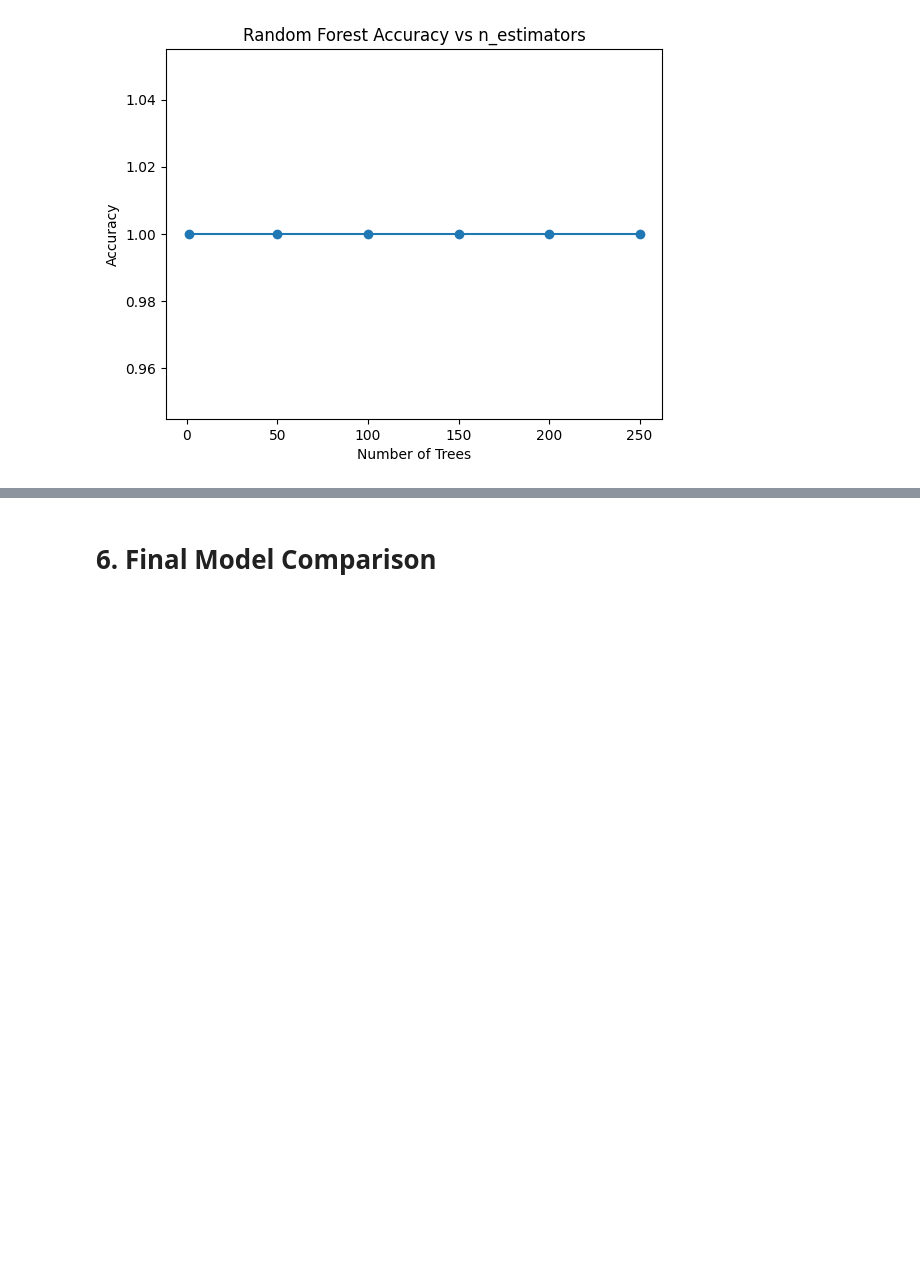
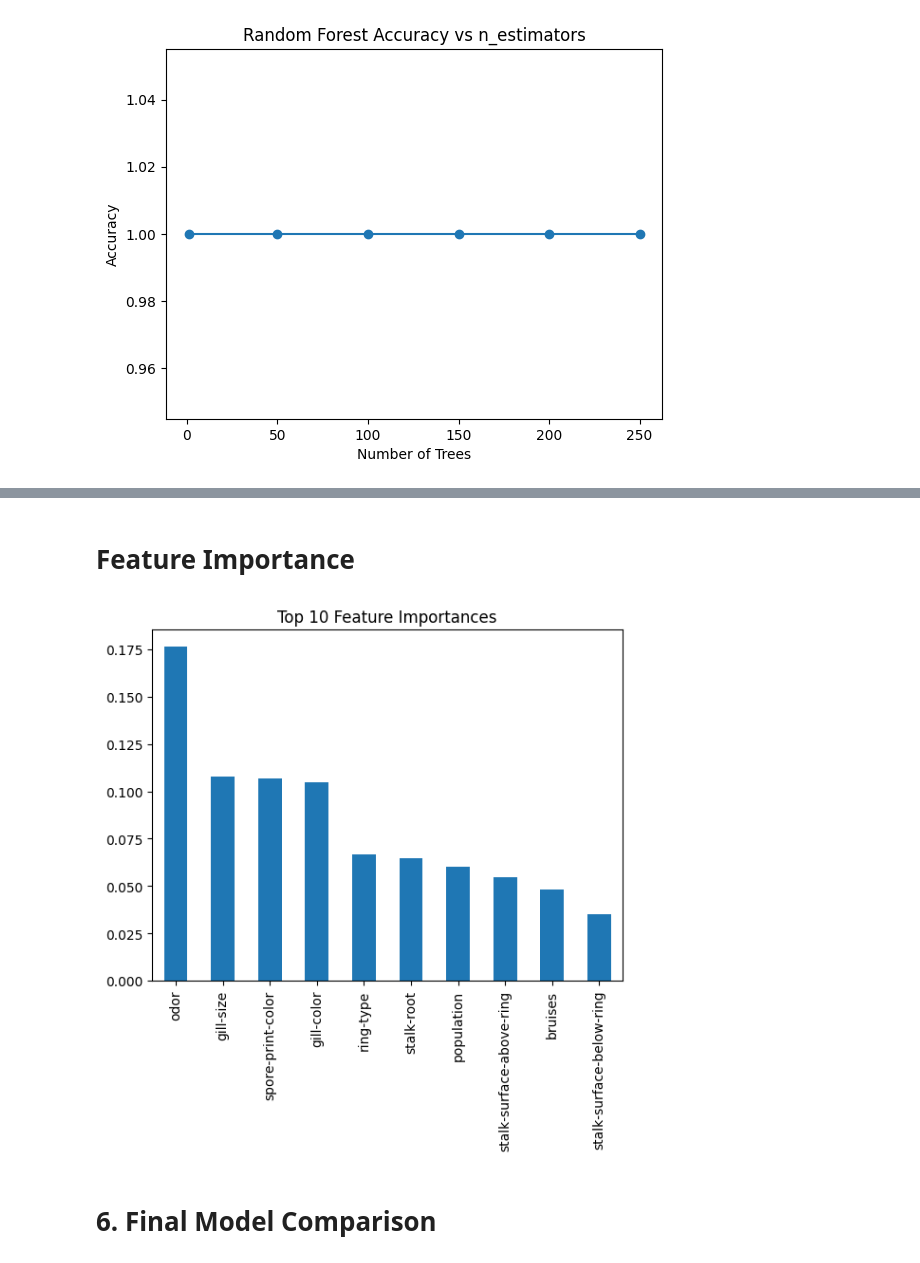
Before and after one commit to saifewu/2026.1.CSE475, a Jupyter notebook: Lab Works/lab-1-mushroom-eda.ipynb, the cells around one changed output, grey strips where cells are left out. Drawn from its saved outputs; the diff is of its cells as text; code cells hidden in the pictures; blank space fills up the shorter version.

Commit message:
Added Confusion Matrix, Feature Importance

```diff
--- a/Lab Works/lab-1-mushroom-eda.ipynb
+++ b/Lab Works/lab-1-mushroom-eda.ipynb
@@ -153,3 +177,18 @@ plt.show()
+# %% [markdown]
+# Feature Importance
+# %%
+import pandas as pd
+import matplotlib.pyplot as plt
+
+rf_best = RandomForestClassifier(n_estimators=100, random_state=42)
+rf_best.fit(X_train, y_train)
+
+importances = pd.Series(rf_best.feature_importances_, index=X.columns)
+importances.sort_values(ascending=False).head(10).plot(kind='bar')
+plt.title("Top 10 Feature Importances")
+plt.show()
+# %% [output]
+[figure, added]
 # %% [markdown]
 # 6. Final Model Comparison
 # %%
```
Also changed, not shown: parts of 4 cells of this notebook.
